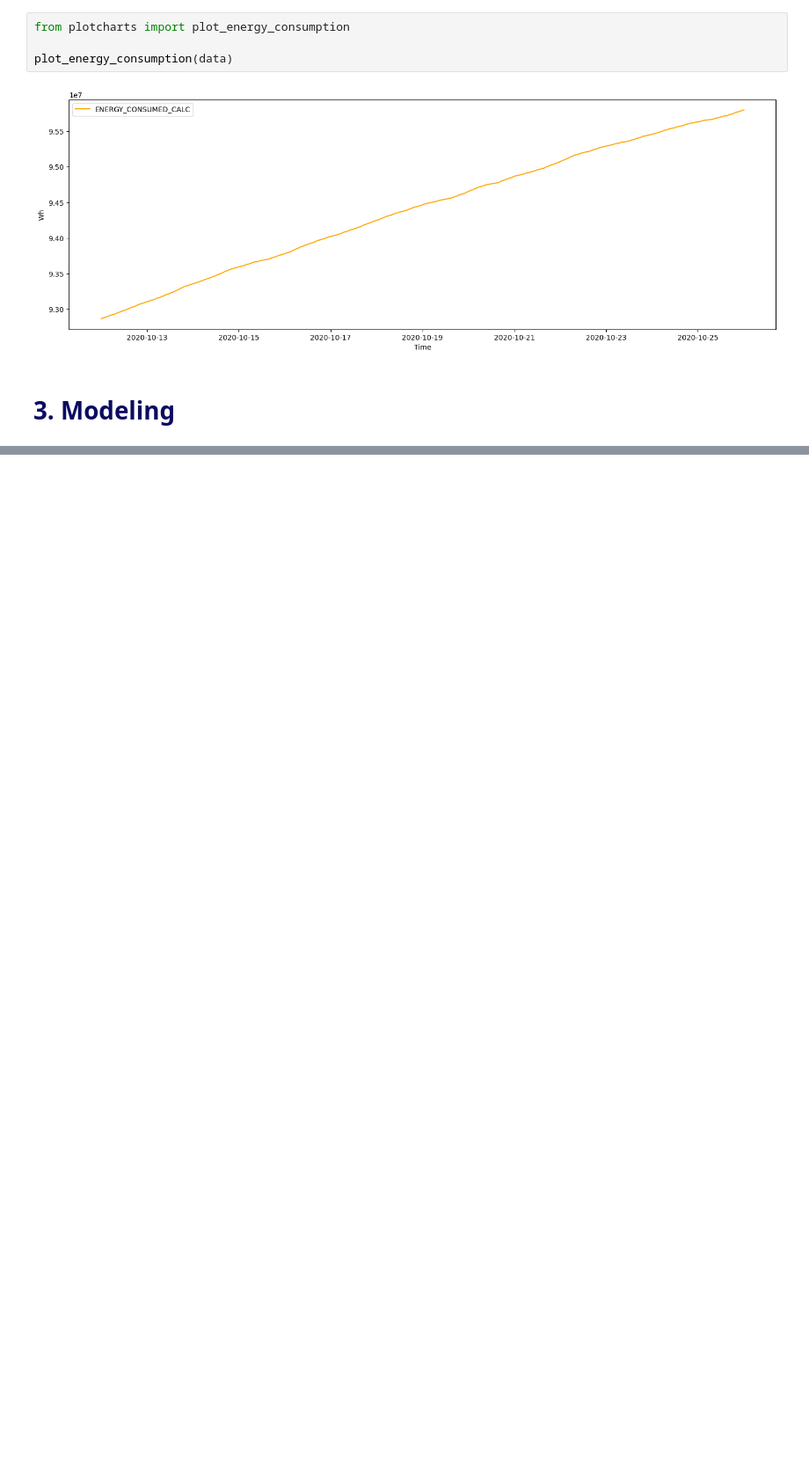
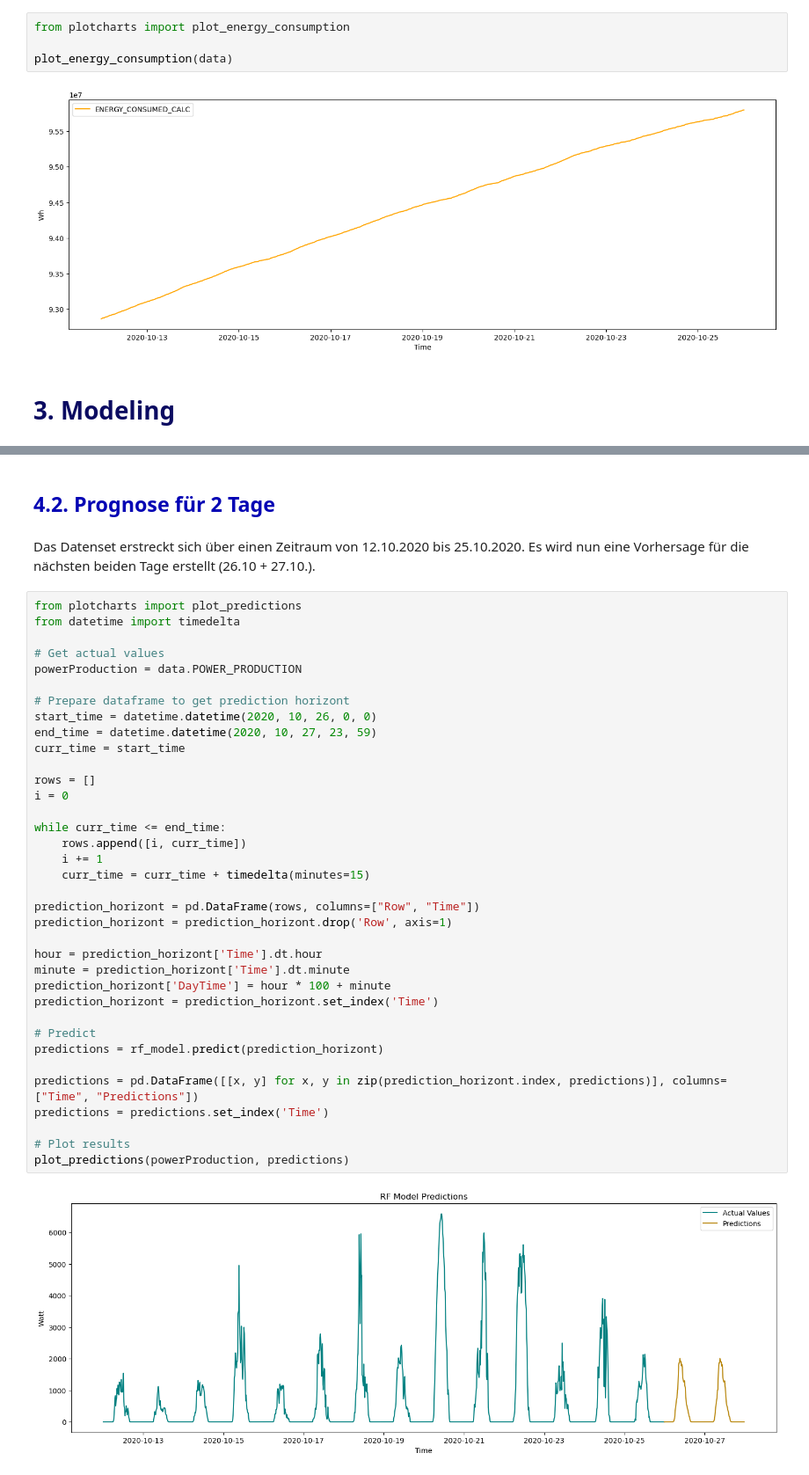
Before and after one commit to srechberger/DataScienceChallenge, a Jupyter notebook: DataScienceChallenge.ipynb, the cells around one changed output, grey strips where cells are left out. Shown at 88% size. Saved outputs shown, nothing was run; the diff lists cells and outputs as text; blank space fills up the shorter version.

```diff
--- a/DataScienceChallenge.ipynb
+++ b/DataScienceChallenge.ipynb
@@ -276,0 +367,42 @@ plot_energy_consumption(data)
+# %% [markdown]
+## <span style="color:#0404B4">4.2. Prognose für 2 Tage</span>
+# %% [markdown]
+Das Datenset erstreckt sich über einen Zeitraum von 12.10.2020 bis 25.10.2020. Es wird nun eine Vorhersage für die nächsten beiden Tage erstellt (26.10 + 27.10.).
+# %%
+from plotcharts import plot_predictions
+from datetime import timedelta
+
+# Get actual values
+powerProduction = data.POWER_PRODUCTION
+
+# Prepare dataframe to get prediction horizont
+start_time = datetime.datetime(2020, 10, 26, 0, 0)
+end_time = datetime.datetime(2020, 10, 27, 23, 59)
+curr_time = start_time
+
+rows = []
+i = 0
+
+while curr_time <= end_time:
+    rows.append([i, curr_time])
+    i += 1
+    curr_time = curr_time + timedelta(minutes=15)
+
+prediction_horizont = pd.DataFrame(rows, columns=["Row", "Time"])
+prediction_horizont = prediction_horizont.drop('Row', axis=1)
+
+hour = prediction_horizont['Time'].dt.hour
+minute = prediction_horizont['Time'].dt.minute
+prediction_horizont['DayTime'] = hour * 100 + minute
+prediction_horizont = prediction_horizont.set_index('Time')
+
+# Predict
+predictions = rf_model.predict(prediction_horizont)
+
+predictions = pd.DataFrame([[x, y] for x, y in zip(prediction_horizont.index, predictions)], columns=["Time", "Predictions"])
+predictions = predictions.set_index('Time')
+
+# Plot results
+plot_predictions(powerProduction, predictions)
+# %% [output]
+[figure, added]
```
Also changed, not shown: parts of 12 cells of this notebook, 2 other files.
